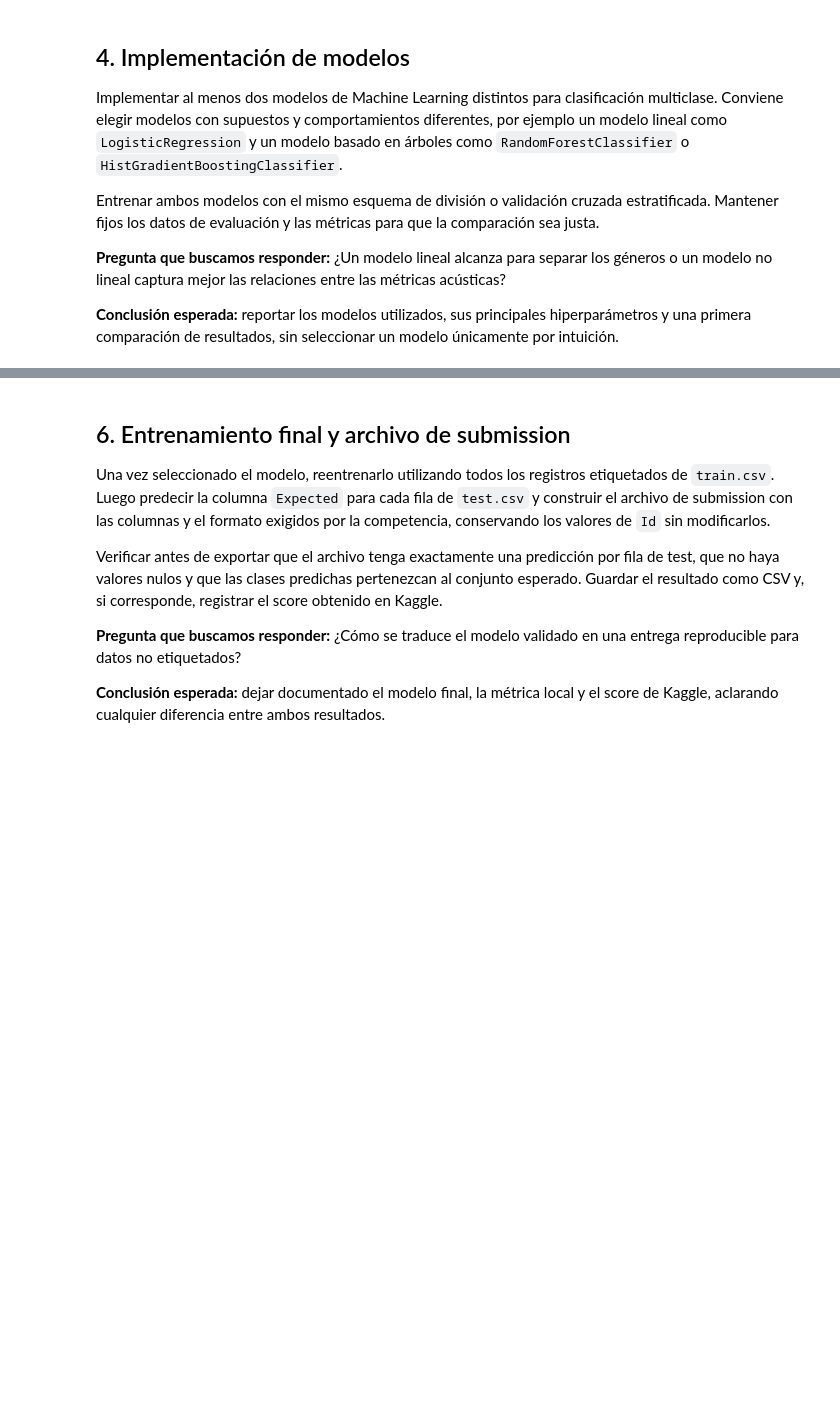
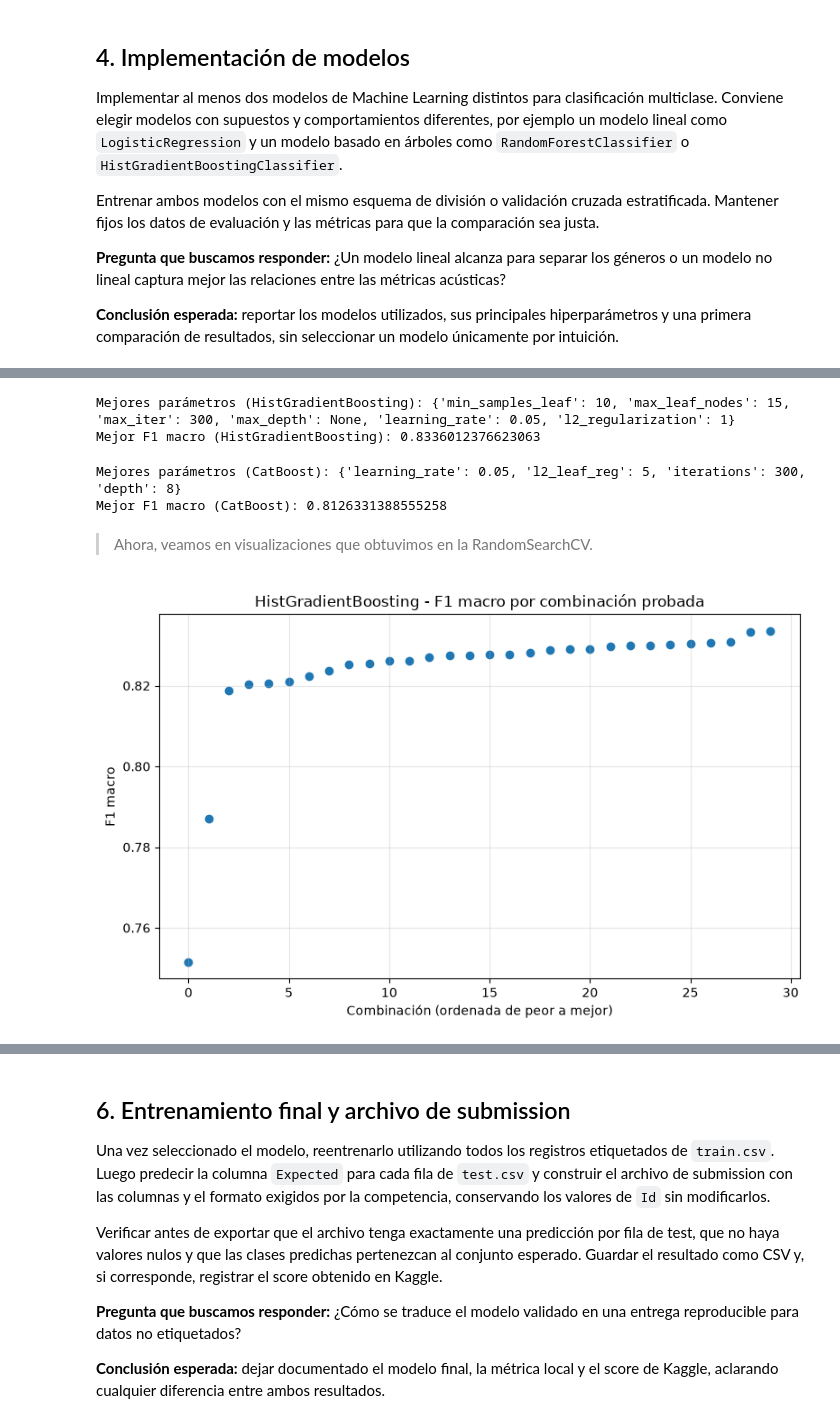
Before and after one commit to lisandrorusso/Clasificaci-n-multicase-, a Jupyter notebook: MLSpotify.ipynb, the cells around one changed output, grey strips where cells are left out. Saved outputs shown, nothing was run; the diff lists cells and outputs as text; code cells hidden in the pictures; blank space fills up the shorter version.

```diff
--- a/MLSpotify.ipynb
+++ b/MLSpotify.ipynb
@@ -327,3 +351,7 @@ y_train = le.fit_transform(train["Expected"])
+# %%
+from sklearn.model_selection import StratifiedKFold
+
+skf = StratifiedKFold(n_splits=5, shuffle=True, random_state=42)
 # %% [markdown]
 ## 4. Implementación de modelos
 
@@ -346,0 +493,69 @@ Complementar las métricas con una matriz de confusión y un classification repo
+# %%
+from sklearn.model_selection import RandomizedSearchCV
+
+#  HistGradientBoosting - Busqueda random de hiperparametros.
+parametros_hist = {
+    "learning_rate": [0.01, 0.05, 0.1, 0.2],
+    "max_iter": [100, 200, 300, 500],
+    "max_depth": [3, 5, 7, None],
+    "max_leaf_nodes": [15, 31, 63],
+    "min_samples_leaf": [10, 20, 30],
+    "l2_regularization": [0, 0.1, 1, 5],
+}
+
+busqueda_hist = RandomizedSearchCV(
+    estimator=HistGradientBoostingClassifier(random_state=42),
+    param_distributions=parametros_hist,
+    n_iter=30,
+    scoring="f1_macro",
+    cv=skf,
+    random_state=42,
+    n_jobs=-1,
+)
+busqueda_hist.fit(X_train, y_train)
+
+print("Mejores parámetros (HistGradientBoosting):", busqueda_hist.best_params_)
+print("Mejor F1 macro (HistGradientBoosting):", busqueda_hist.best_score_)
+# %% [output]
+Mejores parámetros (HistGradientBoosting): {'min_samples_leaf': 10, 'max_leaf_nodes': 15, 'max_iter': 300, 'max_depth': None, 'learning_rate': 0.05, 'l2_regularization': 1}
+Mejor F1 macro (HistGradientBoosting): 0.8336012376623063
+# %%
+# --- CatBoost ---
+parametros_catboost = {
+    "learning_rate": [0.03, 0.05, 0.1],
+    "iterations": [200, 300, 400],
+    "depth": [4, 6, 8],
+    "l2_leaf_reg": [1, 3, 5],
+}
+
+busqueda_catboost = RandomizedSearchCV(
+    estimator=CatBoostClassifier(random_state=42, verbose=0, thread_count=-1),
+    param_distributions=parametros_catboost,
+    n_iter=10,
+    scoring="f1_macro",
+    cv=3,
+    random_state=42,
+    n_jobs=1,
+)
+busqueda_catboost.fit(X_train, y_train)
+
+print("Mejores parámetros (CatBoost):", busqueda_catboost.best_params_)
+print("Mejor F1 macro (CatBoost):", busqueda_catboost.best_score_)
+# %% [output]
+Mejores parámetros (CatBoost): {'learning_rate': 0.05, 'l2_leaf_reg': 5, 'iterations': 300, 'depth': 8}
+Mejor F1 macro (CatBoost): 0.8126331388555258
+# %% [markdown]
+> Ahora, veamos en visualizaciones que obtuvimos en la RandomSearchCV.
+# %%
+resultados_hist = pd.DataFrame(busqueda_hist.cv_results_)
+
+fig, ax = plt.subplots(figsize=(8, 5))
+ax.scatter(range(len(resultados_hist)), resultados_hist["mean_test_score"].sort_values())
+ax.set_title("HistGradientBoosting - F1 macro por combinación probada")
+ax.set_xlabel("Combinación (ordenada de peor a mejor)")
+ax.set_ylabel("F1 macro")
+ax.grid(alpha=0.3)
+plt.tight_layout()
+plt.show()
+# %% [output]
+[figure, added]
```
Also changed, not shown: parts of 28 cells of this notebook.
